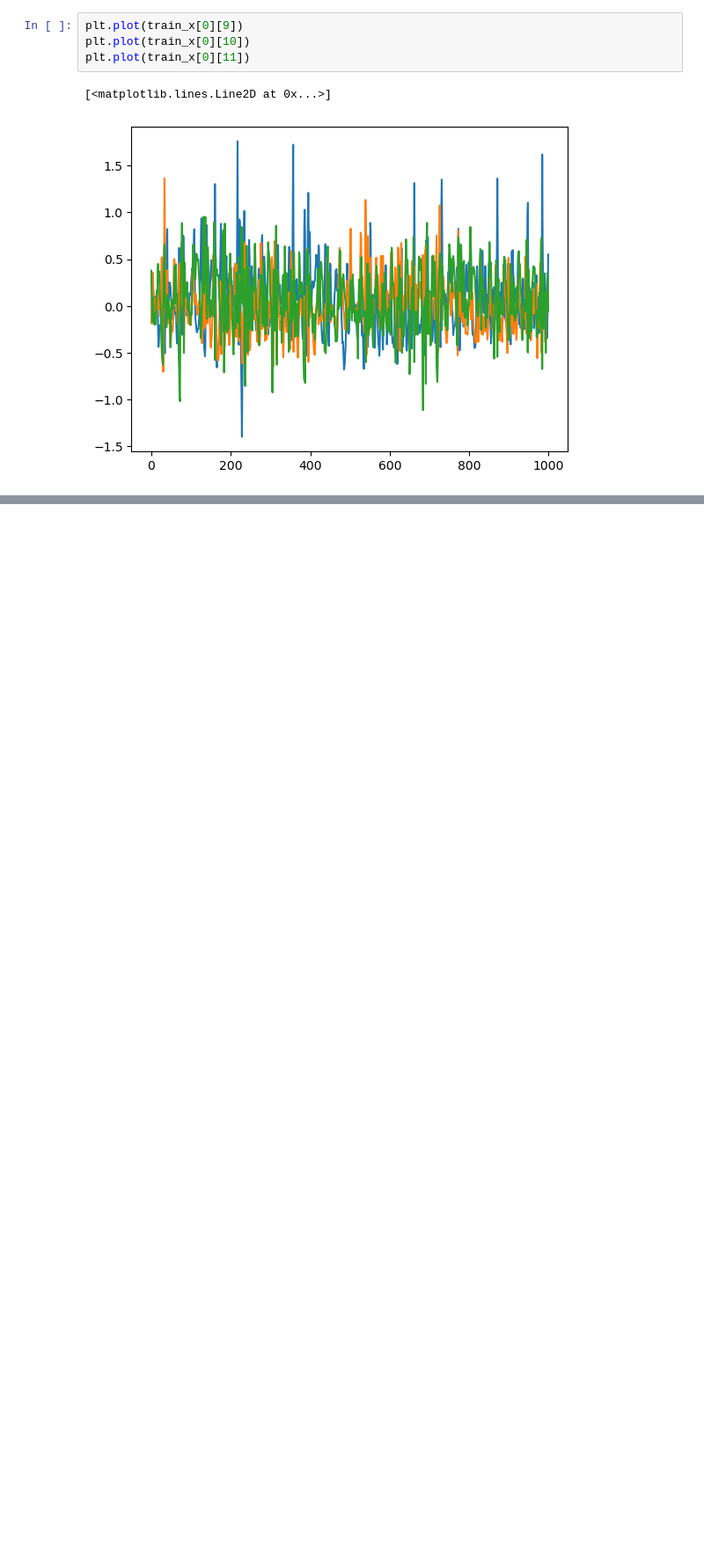
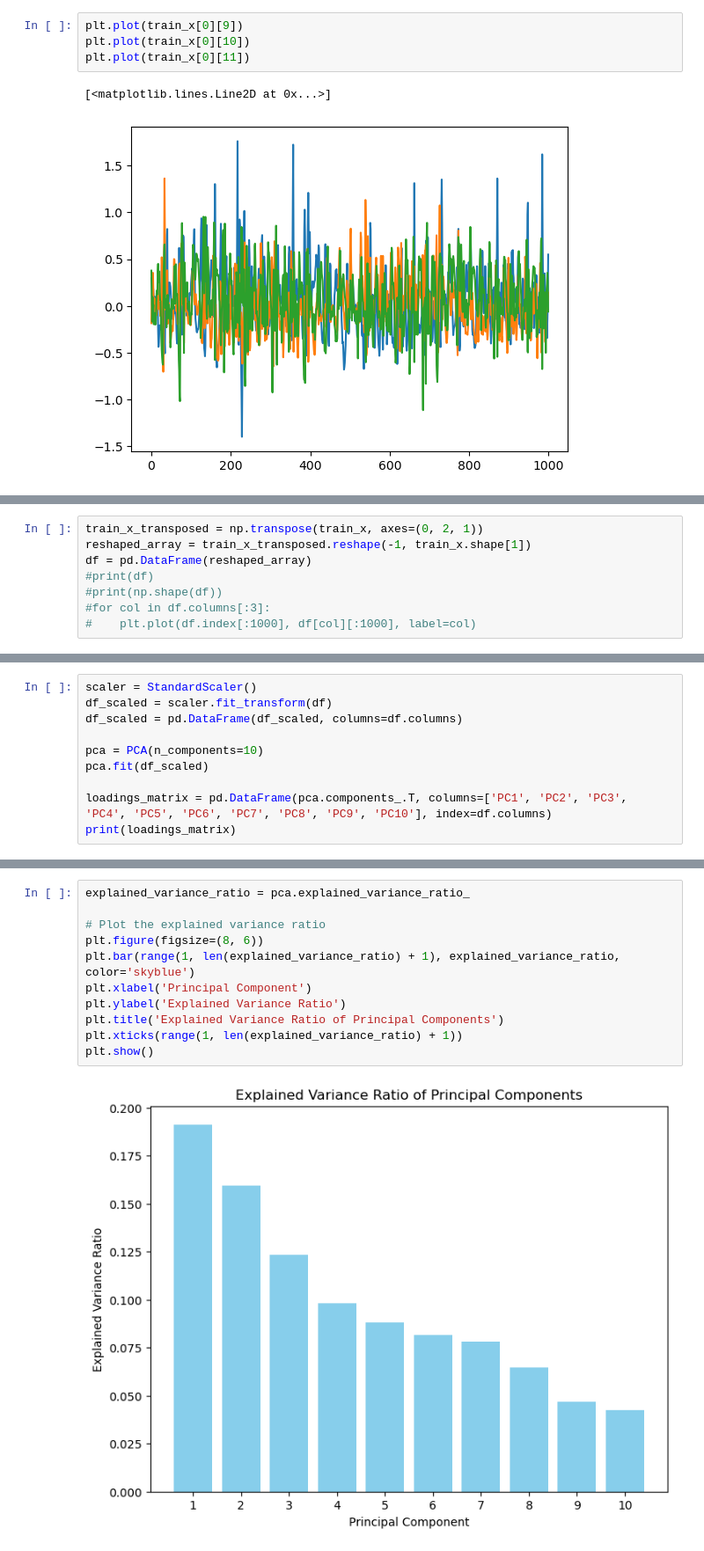
Before and after one commit to karlagular/SAU, a Jupyter notebook: testfile.ipynb, the cells around one changed output, grey strips where cells are left out. Shown at 88% size. Cells and saved outputs as stored; diff of their text form; blank space fills up the shorter version.

```diff
--- a/testfile.ipynb
+++ b/testfile.ipynb
@@ -72,0 +74,8 @@ ValueError: Must pass 2-d input. shape=(966, 12, 1000)
+# %%
+train_x_transposed = np.transpose(train_x, axes=(0, 2, 1))
+reshaped_array = train_x_transposed.reshape(-1, train_x.shape[1])
+df = pd.DataFrame(reshaped_array)
+#print(df)
+#print(np.shape(df))
+#for col in df.columns[:3]:
+#    plt.plot(df.index[:1000], df[col][:1000], label=col)
@@ -72,0 +101,10 @@ ValueError: Must pass 2-d input. shape=(966, 12, 1000)
+# %%
+scaler = StandardScaler()
+df_scaled = scaler.fit_transform(df)
+df_scaled = pd.DataFrame(df_scaled, columns=df.columns)
+
+pca = PCA(n_components=10)
+pca.fit(df_scaled)
+
+loadings_matrix = pd.DataFrame(pca.components_.T, columns=['PC1', 'PC2', 'PC3', 'PC4', 'PC5', 'PC6', 'PC7', 'PC8', 'PC9', 'PC10'], index=df.columns)
+print(loadings_matrix)
@@ -72,0 +129,13 @@ ValueError: Must pass 2-d input. shape=(966, 12, 1000)
+# %%
+explained_variance_ratio = pca.explained_variance_ratio_
+
+# Plot the explained variance ratio
+plt.figure(figsize=(8, 6))
+plt.bar(range(1, len(explained_variance_ratio) + 1), explained_variance_ratio, color='skyblue')
+plt.xlabel('Principal Component')
+plt.ylabel('Explained Variance Ratio')
+plt.title('Explained Variance Ratio of Principal Components')
+plt.xticks(range(1, len(explained_variance_ratio) + 1))
+plt.show()
+# %% [output]
+[figure, added]
```
Also changed, not shown: parts of 5 cells of this notebook.
